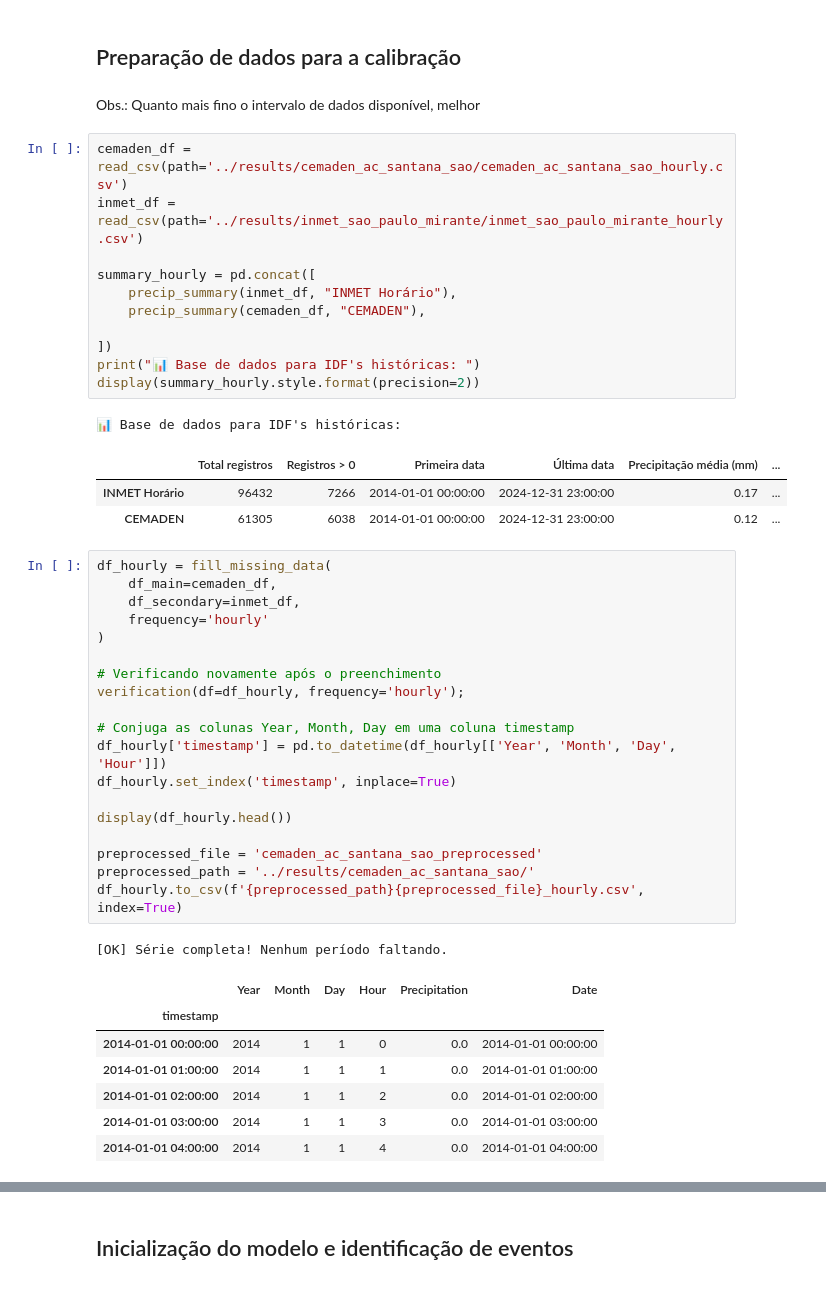
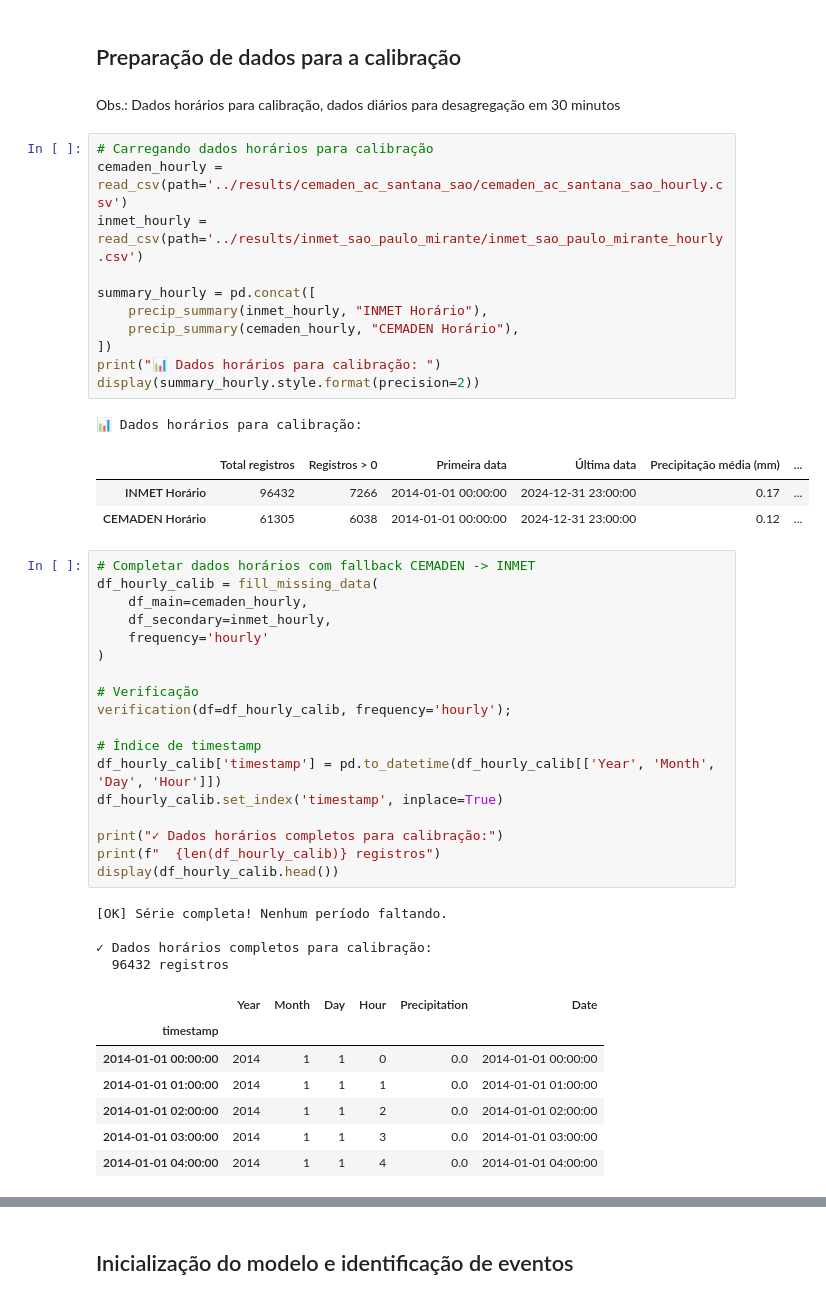
Before and after one commit to plcrisp/automatic-idf-graphs, a Jupyter notebook: notebooks/05_Bartlett_Lewis_Disaggregation.ipynb, the cells around one changed output, grey strips where cells are left out. Drawn from its saved outputs; the diff is of its cells as text.

```diff
--- a/notebooks/05_Bartlett_Lewis_Disaggregation.ipynb
+++ b/notebooks/05_Bartlett_Lewis_Disaggregation.ipynb
@@ -11,44 +11,46 @@ import pandas as pd
 # %% [markdown]
 ## Preparação de dados para a calibração
 # %% [markdown]
-Obs.: Quanto mais fino o intervalo de dados disponível, melhor
+Obs.: Dados horários para calibração, dados diários para desagregação em 30 minutos
 # %%
-cemaden_df = read_csv(path='../results/cemaden_ac_santana_sao/cemaden_ac_santana_sao_hourly.csv')
-inmet_df = read_csv(path='../results/inmet_sao_paulo_mirante/inmet_sao_paulo_mirante_hourly.csv')
+# Carregando dados horários para calibração
+cemaden_hourly = read_csv(path='../results/cemaden_ac_santana_sao/cemaden_ac_santana_sao_hourly.csv')
+inmet_hourly = read_csv(path='../results/inmet_sao_paulo_mirante/inmet_sao_paulo_mirante_hourly.csv')
 
 summary_hourly = pd.concat([
-    precip_summary(inmet_df, "INMET Horário"),
-    precip_summary(cemaden_df, "CEMADEN"),
-
+    precip_summary(inmet_hourly, "INMET Horário"),
+    precip_summary(cemaden_hourly, "CEMADEN Horário"),
 ])
-print("📊 Base de dados para IDF's históricas: ")
+print("📊 Dados horários para calibração: ")
 display(summary_hourly.style.format(precision=2))
 # %% [output]
-📊 Base de dados para IDF's históricas:
+📊 Dados horários para calibração:
 |  | Total registros | Registros > 0 | Primeira data | Última data | Precipitação média (mm) | ... |
 | INMET Horário | 96432 | 7266 | 2014-01-01 00:00:00 | 2024-12-31 23:00:00 | 0.17 | ... |
-| CEMADEN | 61305 | 6038 | 2014-01-01 00:00:00 | 2024-12-31 23:00:00 | 0.12 | ... |
+| CEMADEN Horário | 61305 | 6038 | 2014-01-01 00:00:00 | 2024-12-31 23:00:00 | 0.12 | ... |
 # %%
-df_hourly = fill_missing_data(
-    df_main=cemaden_df,
-	df_secondary=inmet_df,
+# Completar dados horários com fallback CEMADEN -> INMET
+df_hourly_calib = fill_missing_data(
+    df_main=cemaden_hourly,
+	df_secondary=inmet_hourly,
     frequency='hourly'
 )
 
-# Verificando novamente após o preenchimento
-verification(df=df_hourly, frequency='hourly');
+# Verificação
+verification(df=df_hourly_calib, frequency='hourly');
 
-# Conjuga as colunas Year, Month, Day em uma coluna timestamp
-df_hourly['timestamp'] = pd.to_datetime(df_hourly[['Year', 'Month', 'Day', 'Hour']])
-df_hourly.set_index('timestamp', inplace=True)
+# Índice de timestamp
+df_hourly_calib['timestamp'] = pd.to_datetime(df_hourly_calib[['Year', 'Month', 'Day', 'Hour']])
+df_hourly_calib.set_index('timestamp', inplace=True)
 
-display(df_hourly.head())
-
-preprocessed_file = 'cemaden_ac_santana_sao_preprocessed'
-preprocessed_path = '../results/cemaden_ac_santana_sao/'
-df_hourly.to_csv(f'{preprocessed_path}{preprocessed_file}_hourly.csv', index=True)
+print("✓ Dados horários completos para calibração:")
+print(f"  {len(df_hourly_calib)} registros")
+display(df_hourly_calib.head())
 # %% [output]
 [OK] Série completa! Nenhum período faltando.
+
+✓ Dados horários completos para calibração:
+  96432 registros
 |  | Year | Month | Day | Hour | Precipitation | Date |
 | timestamp |  |  |  |  |  |  |
 | 2014-01-01 00:00:00 | 2014 | 1 | 1 | 0 | 0.0 | 2014-01-01 00:00:00 |
```
Also changed, not shown: parts of 13 cells of this notebook, 2 other files.
